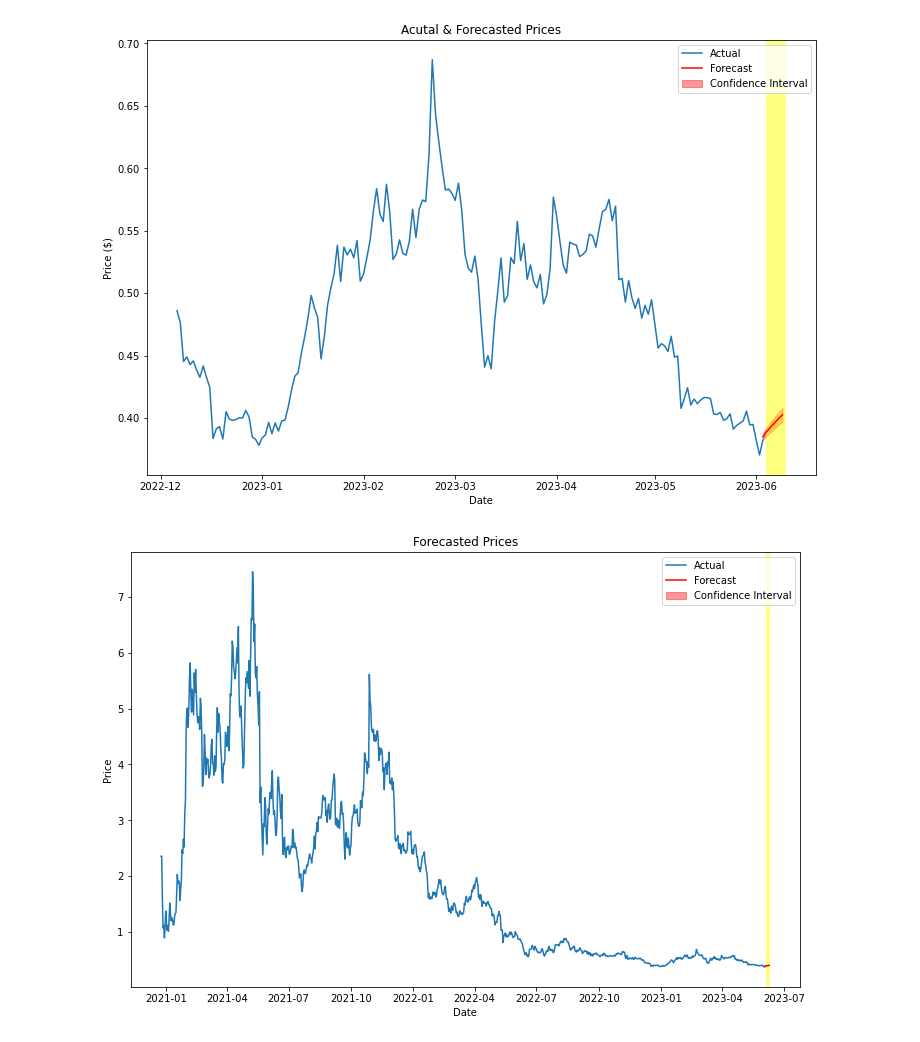
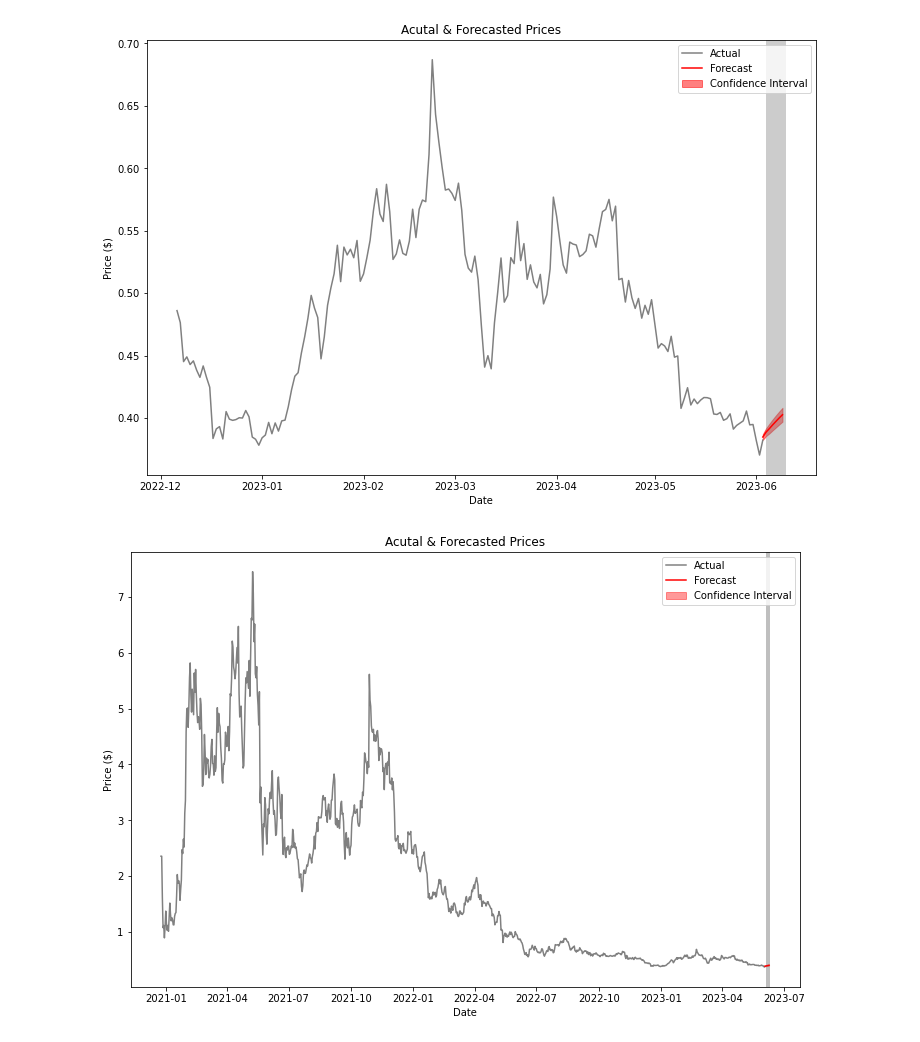
Before and after one commit to hyunhp/cryptocurrency, a Jupyter notebook: eda/forecasting.ipynb, the cells around one changed output. Cells and saved outputs as stored; diff of their text form; code cells hidden in the pictures.

Commit message:
Forecasting and template update

```diff
--- a/eda/forecasting.ipynb
+++ b/eda/forecasting.ipynb
@@ -37,37 +37,37 @@ conf_int = forecast.conf_int(alpha=0.9)  # Decrease alpha for a narrower interva
 last_day_price = total_df['price'].iloc[-1]
 percentage_change = (forecast_values / last_day_price - 1) * 100
 
 # Create a new index for the forecasted values
 forecast_index = pd.date_range(start=total_df.index[-1], periods=7, freq='D')
 forecast_values = forecast_values.tolist()
 
 plt.figure(figsize=(12, 8))
-plt.plot(total_df.index, total_df['price'], label='Actual')
+plt.plot(total_df.index, total_df['price'], label='Actual',  color = 'grey')
 plt.plot(forecast_index, forecast_values, label='Forecast', color='red')
 
 for i in range(1, len(forecast_index)):
-    plt.axvspan(forecast_index[i], forecast_index[i] + pd.Timedelta(days=1), facecolor='yellow', alpha=0.5)
+    plt.axvspan(forecast_index[i], forecast_index[i] + pd.Timedelta(days=1), facecolor='grey', alpha=0.4)
 
 lower_bound = conf_int['lower price'].tolist()
 upper_bound = conf_int['upper price'].tolist()
-plt.fill_between(forecast_index, lower_bound, upper_bound, color='red', alpha=0.4, label='Confidence Interval')
+plt.fill_between(forecast_index, lower_bound, upper_bound, color='red', alpha=0.5, label='Confidence Interval')
 
 plt.xlabel('Date')
 plt.ylabel('Price ($)')
 plt.title('Acutal & Forecasted Prices')
 plt.legend(loc='upper right')
 plt.show()
 
 # Create a dataframe with predicted values and percentage change
 forecast_df = pd.DataFrame({
     'Base Date': total_df.index[-1],
     'Date': forecast_index + pd.Timedelta(days=1),
     'Base Price': [total_df['price'].iloc[-1]] * 7,
     'Forecast': forecast_values,
     'Percentage Change': percentage_change
 }).reset_index(drop=True)
 # %% [output]
-[figure, old version]
+[figure, new version]
 # %%
 # Set the date column as the index
 df['snapped_at'] = pd.to_datetime(df['snapped_at'])
@@ -75,11 +75,11 @@ df.set_index('snapped_at', inplace=True)
 df.sort_index(inplace=True)
 
 plt.figure(figsize=(12, 8))
-plt.plot(df.index, df['price'], label='Actual')  # Plot the entire period of the df DataFrame
+plt.plot(df.index, df['price'], label='Actual', color = 'grey')  # Plot the entire period of the df DataFrame
 plt.plot(forecast_index, forecast_values, label='Forecast', color='red')
 
 for i in range(1, len(forecast_index)):
-    plt.axvspan(forecast_index[i], forecast_index[i] + pd.Timedelta(days=1), facecolor='yellow', alpha=0.5)
+    plt.axvspan(forecast_index[i], forecast_index[i] + pd.Timedelta(days=1), facecolor='grey', alpha=0.5)
 
 lower_bound = conf_int['lower price'].tolist()
 upper_bound = conf_int['upper price'].tolist()
@@ -91,4 +91,4 @@ plt.title('Acutal & Forecasted Prices')
 plt.legend(loc='upper right')
 plt.show()
 # %% [output]
-[figure, old version]
+[figure, new version]
```
Also changed, not shown: 2 other files.
